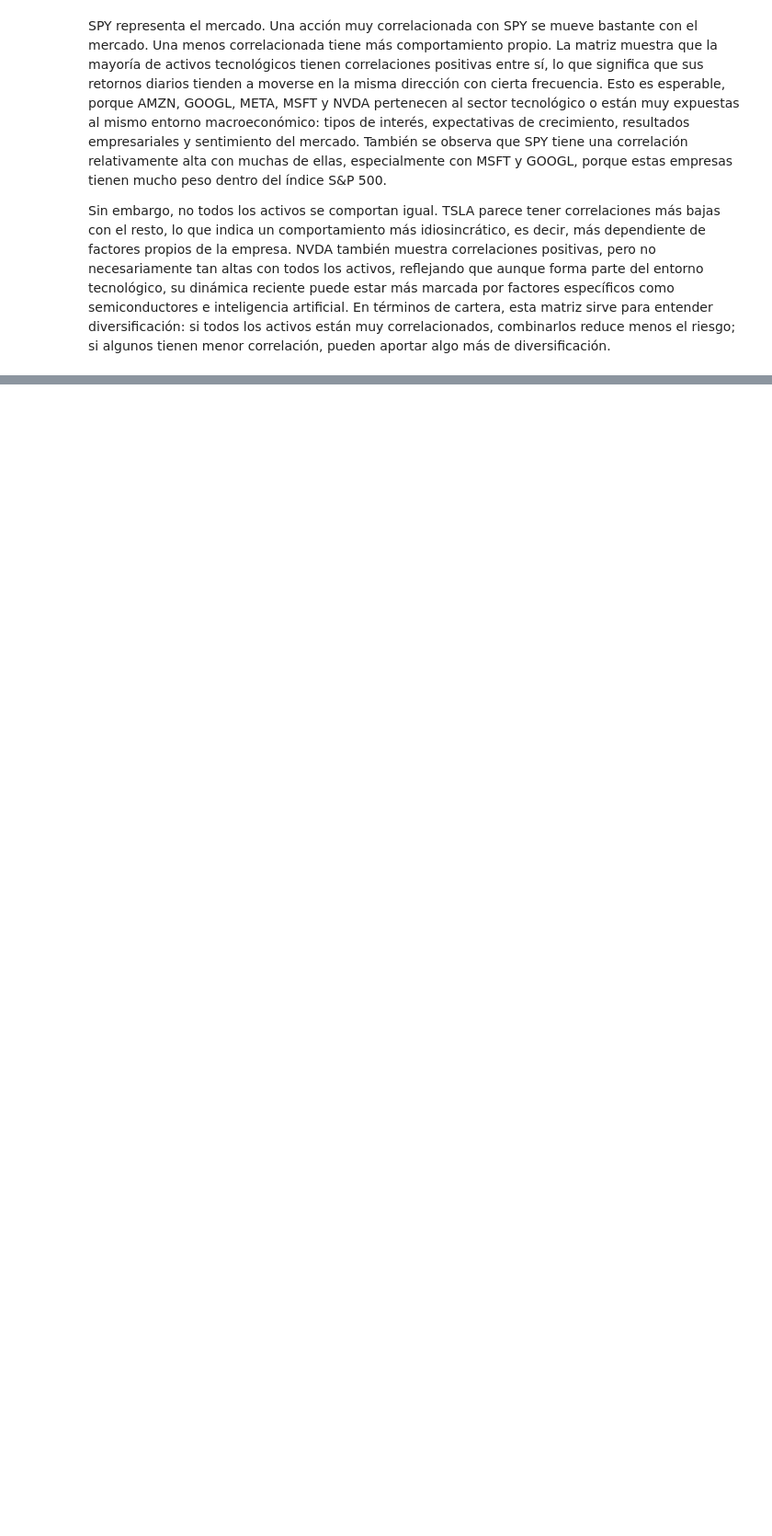
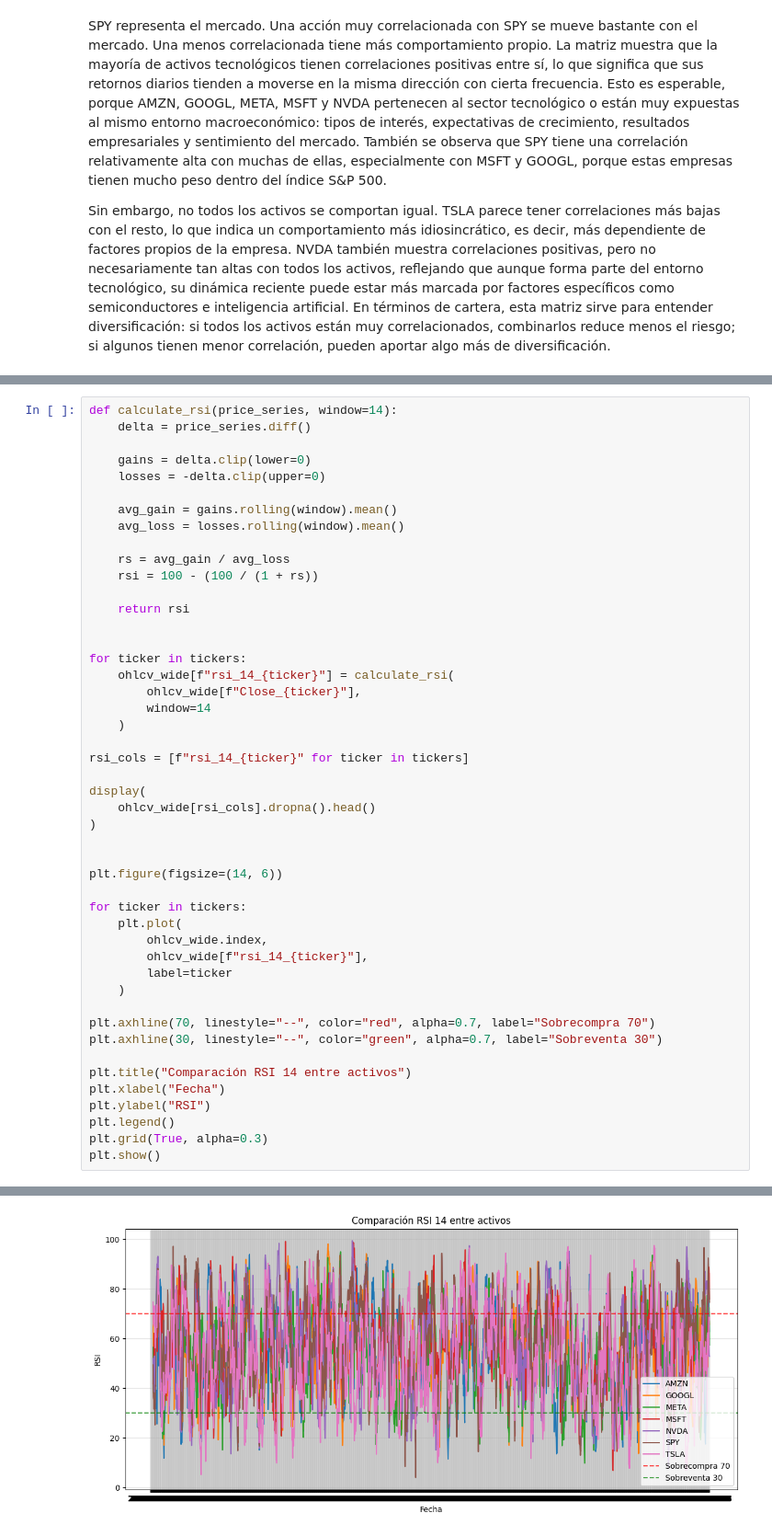
Before and after one commit to juanbarearojo/Mini-trading-bot, a Jupyter notebook: eda.ipynb, the cells around one changed output, grey strips where cells are left out. Shown at 92% size. Cells and saved outputs as stored; diff of their text form; blank space fills up the shorter version.

```diff
--- a/eda.ipynb
+++ b/eda.ipynb
@@ -623,0 +774,48 @@ Sin embargo, no todos los activos se comportan igual. TSLA parece tener correlac
+# %%
+def calculate_rsi(price_series, window=14):
+    delta = price_series.diff()
+
+    gains = delta.clip(lower=0)
+    losses = -delta.clip(upper=0)
+
+    avg_gain = gains.rolling(window).mean()
+    avg_loss = losses.rolling(window).mean()
+
+    rs = avg_gain / avg_loss
+    rsi = 100 - (100 / (1 + rs))
+
+    return rsi
+
+
+for ticker in tickers:
+    ohlcv_wide[f"rsi_14_{ticker}"] = calculate_rsi(
+        ohlcv_wide[f"Close_{ticker}"],
+        window=14
+    )
+
+rsi_cols = [f"rsi_14_{ticker}" for ticker in tickers]
+
+display(
+    ohlcv_wide[rsi_cols].dropna().head()
+)
+
+
+plt.figure(figsize=(14, 6))
+
+for ticker in tickers:
+    plt.plot(
+        ohlcv_wide.index,
+        ohlcv_wide[f"rsi_14_{ticker}"],
+        label=ticker
+    )
+
+plt.axhline(70, linestyle="--", color="red", alpha=0.7, label="Sobrecompra 70")
+plt.axhline(30, linestyle="--", color="green", alpha=0.7, label="Sobreventa 30")
+
+plt.title("Comparación RSI 14 entre activos")
+plt.xlabel("Fecha")
+plt.ylabel("RSI")
+plt.legend()
+plt.grid(True, alpha=0.3)
+plt.show()
+# %% [output]
@@ -623,0 +829 @@ Sin embargo, no todos los activos se comportan igual. TSLA parece tener correlac
+[figure, added]
```
Also changed, not shown: parts of 32 cells of this notebook, 2 other files.
